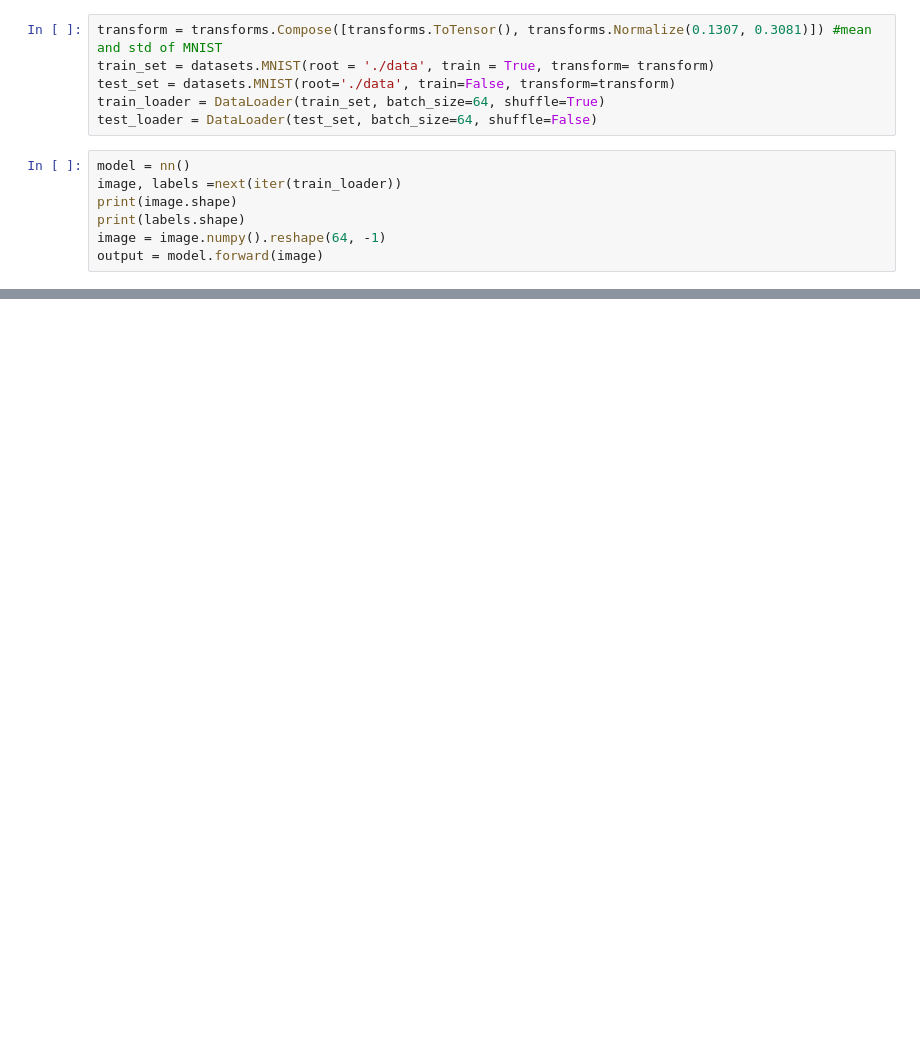
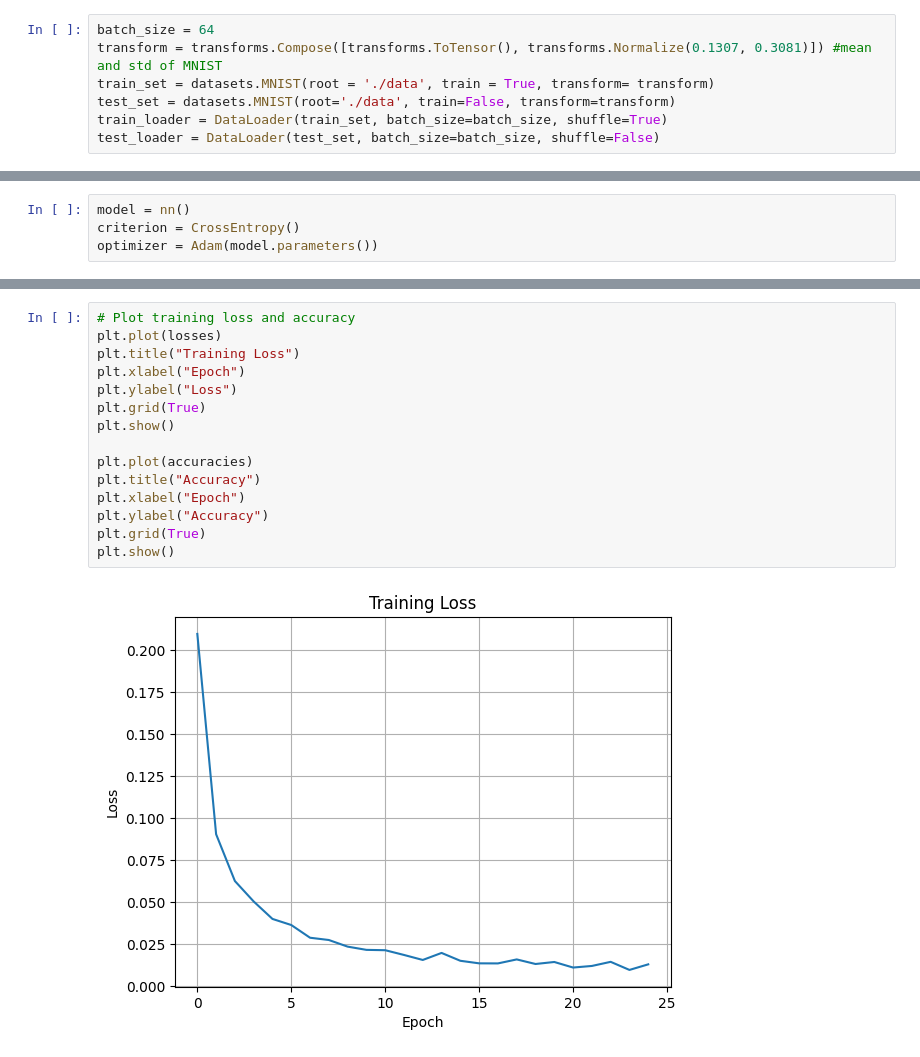
Before and after one commit to MattyB709/numpyNN, a Jupyter notebook: experiments.ipynb, the cells around one changed output, grey strips where cells are left out. Saved outputs shown, nothing was run; the diff lists cells and outputs as text; blank space fills up the shorter version.

```diff
--- a/experiments.ipynb
+++ b/experiments.ipynb
@@ -6,13 +9,7 @@ from torch.utils.data import DataLoader
 # %%
+batch_size = 64
 transform = transforms.Compose([transforms.ToTensor(), transforms.Normalize(0.1307, 0.3081)]) #mean and std of MNIST
 train_set = datasets.MNIST(root = './data', train = True, transform= transform)
 test_set = datasets.MNIST(root='./data', train=False, transform=transform)
-train_loader = DataLoader(train_set, batch_size=64, shuffle=True)
-test_loader = DataLoader(test_set, batch_size=64, shuffle=False)
+train_loader = DataLoader(train_set, batch_size=batch_size, shuffle=True)
+test_loader = DataLoader(test_set, batch_size=batch_size, shuffle=False)
-# %%
-model = nn()
-image, labels =next(iter(train_loader))
-print(image.shape)
-print(labels.shape)
-image = image.numpy().reshape(64, -1)
-output = model.forward(image)
@@ -48,0 +24,4 @@ model.backward(delta)
+# %%
+model = nn()
+criterion = CrossEntropy()
+optimizer = Adam(model.parameters())
@@ -48,0 +62,17 @@ model.backward(delta)
+# %%
+# Plot training loss and accuracy
+plt.plot(losses)
+plt.title("Training Loss")
+plt.xlabel("Epoch")
+plt.ylabel("Loss")
+plt.grid(True)
+plt.show()
+
+plt.plot(accuracies)
+plt.title("Accuracy")
+plt.xlabel("Epoch")
+plt.ylabel("Accuracy")
+plt.grid(True)
+plt.show()
+# %% [output]
+[figure, added]
```
Also changed, not shown: parts of 10 cells of this notebook, 2 other files.
